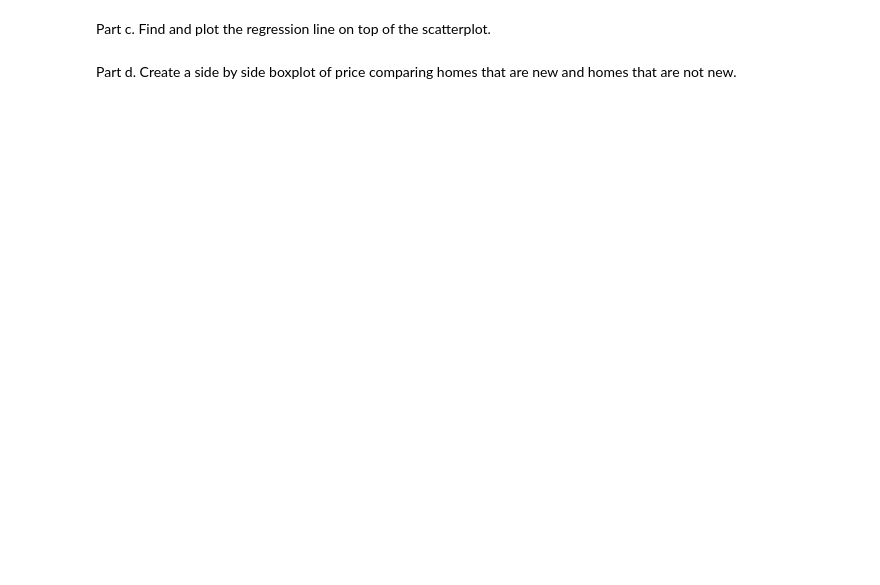
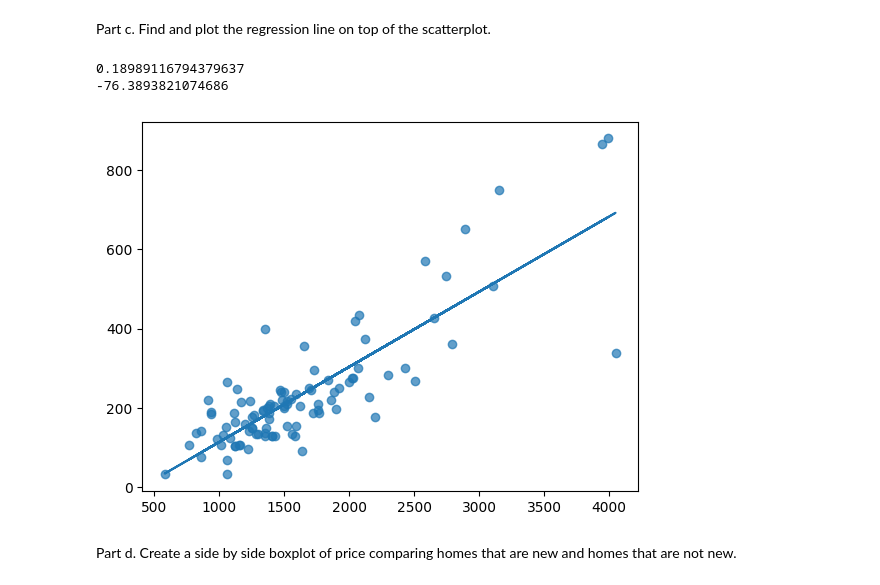
Before and after one commit to stat220/stat-220-hw1-waatermelon, a Jupyter notebook: Stat_220_HW1.ipynb, the cells around one changed output. Drawn from its saved outputs; the diff is of its cells as text; code cells hidden in the pictures; blank space fills up the shorter version.

```diff
--- a/Stat_220_HW1.ipynb
+++ b/Stat_220_HW1.ipynb
@@ -81,4 +105,22 @@ Part b. Find the correlation between the two variables.
 # %% [markdown]
 Part c. Find and plot the regression line on top of the scatterplot.
+# %%
+from sklearn.linear_model import LinearRegression
+x = houses['size'].values.reshape(-1, 1)
+y = houses['price']
+model = LinearRegression()
+
+model.fit(x, y)
+
+print(model.coef_[0])
+print(model.intercept_)
+
+plt.scatter(x, y, alpha=0.7, label='Scatterplot')
+plt.plot(x, model.predict(x), label='Regression Line')
+plt.show()
+# %% [output]
+0.18989116794379637
+-76.3893821074686
+[figure, added]
 # %% [markdown]
 Part d. Create a side by side boxplot of price comparing homes that are new and homes that are not new.
```
Also changed, not shown: parts of 5 cells of this notebook.
